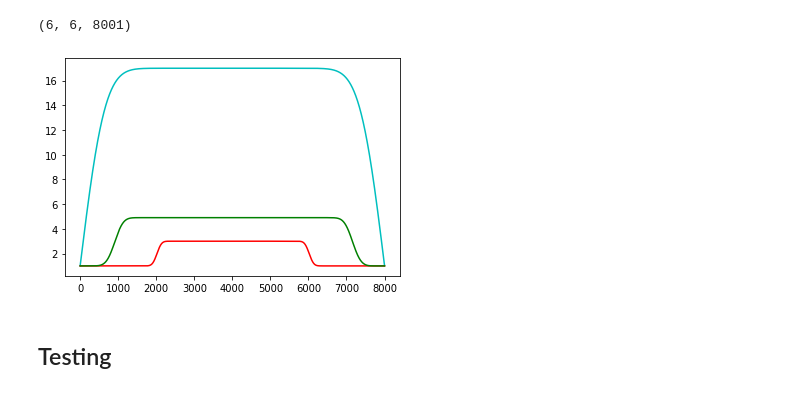
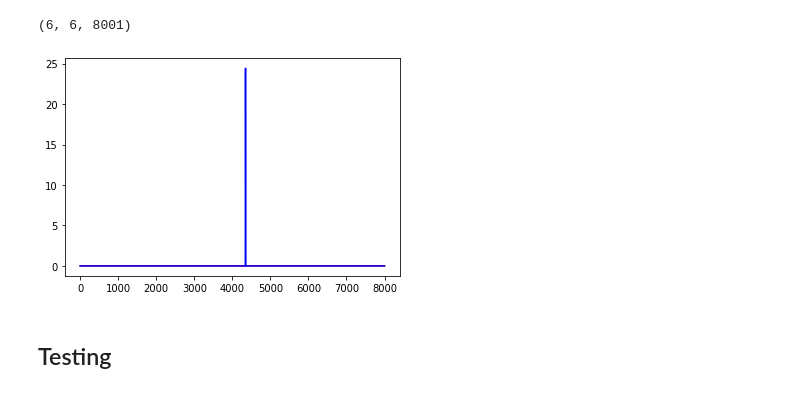
Before and after one commit to abhishek-jana/LDLC, a Jupyter notebook: decoderV4.ipynb, the cells around one changed output. Drawn from its saved outputs; the diff is of its cells as text; code cells hidden in the pictures.

```diff
--- a/decoderV4.ipynb
+++ b/decoderV4.ipynb
@@ -98,12 +99,13 @@ def init_message(x, mat):
     OUTPUT
     variable node outgoing message
     """
-    global sigma
+    #global sigma
     nvnode,ncnode = mat.shape
     # initialize outgoing variable messege
-    cnode_message = np.zeros(shape = (ncnode,nvnode,len(x)))
-    cnode_idx,cnode,_,_ = _ChkandVarNodes(mat)
+    cnode_message = np.zeros(shape = (nvnode,ncnode,len(x)))
+    _,_,vnode_idx,vnode = _ChkandVarNodes(mat)
+    chk_histogram = np.bincount(vnode_idx)
 
-    cnode_message[tuple([cnode_idx,cnode])] = (np.exp(-(((H[tuple([cnode,cnode_idx])].reshape(-1,1) - x)/sigma)**2)/2.))/(np.sqrt(2*np.pi*sigma**2))
+    cnode_message[tuple([vnode_idx,vnode])] = (np.exp(-(((np.repeat(y,chk_histogram,axis = 0) - x)/sigma)**2)/2.))/(np.sqrt(2*np.pi*sigma**2))
 
-    return cnode_message
+    return cnode_message.transpose(1,0,2) # for each check node
@@ -119,5 +111,0 @@ array([[ 117.06996533],
-# %%
-nvnode,ncnode = H.shape
-cnode_message = np.zeros(shape = (ncnode,nvnode,len(x_input)))
-cnode_idx,cnode,_,_ = _ChkandVarNodes(H)
-(np.exp(-(((H[tuple([cnode,cnode_idx])].reshape(-1,1) - x_input)/sigma)**2)/2.))/(np.sqrt(2*np.pi*sigma**2))
@@ -174,7 +148,6 @@ class CheckNode:
         self.x = x
         # initialize outgoing check messege
         self.cnode_message = np.zeros(shape = (self.nvnode,self.ncnode,2*len(self.x) - 1)) # nonzero -1 = 2
-
     def pj(self,chk_idx,var_idx,vnode_message,x_in = None):
         """
         convolve all messages except f_j(x)
@@ -195,10 +168,12 @@ class CheckNode:
         # extrapolation should always be on support vector self.x
         vnode_message_func = extrapolate(self.x,vnode_message)
         var_ids =  np.asarray(self.vnode_id[chk_idx])
-        p_j = 1
+        p_j = [1]
         for i in var_ids[var_ids != var_idx]:
             val = self.H[i,chk_idx]
-            p_j = np.convolve(p_j,vnode_message_func(x_in/val)[chk_idx][i].ravel(),mode='full')
+            func = vnode_message_func(x_in/val)[chk_idx][i]
+            func[func<0] = 0 # set everything < 0 to 0
+            p_j = np.convolve(p_j,func.ravel(),mode='full')
         return p_j
 
     def _conv1node(self,chk_idx,vnode_message,x_in = None):
@@ -270,9 +245,9 @@ class CheckNode:
         end = np.rint(self.x.max()*minval) # 100
         i = np.rint(self.x.min()*minval) # -100
         h_j = self.H[var_idx,chk_idx]
-        q = 1
+        q = 0
         while i < end:
-            q += self.stretch_pj(chk_idx,var_idx,vnode_message, x_in = -h_j*x_in - i/h_j)
+            q += self.stretch_pj(chk_idx,var_idx,vnode_message, x_in = x_in - i/h_j) #doubt
             i += 1
         return q
     def Q(self,vnode_message):
@@ -349,9 +348,9 @@ node = CheckNode(H,x_input)
 # node
 # %%
 result = init_message(x_input, H)
-#convolution = node.pj(0,5,vnode_message = result,x_in = x_input)
-stretch = node.stretch_pj(0,5,vnode_message = result)
-#extension = node.periodic_extension(0,5,vnode_message = result)
+convolution = node.pj(1,2,vnode_message = result,x_in = x_input)
+stretch = node.stretch_pj(1,2,vnode_message = result)
+extension = node.periodic_extension(1,2,vnode_message = result)
 q = node.Q(vnode_message=result)
 # %%
 q[1,0]
@@ -362,14 +361,14 @@ node.cnode_message.shape
 # %% [output]
 (6, 6, 8001)
 # %%
-#plt.plot(range(len(stretch)),stretch,'r');
-#plt.plot(range(len(stretch)),convolution,'b');
+plt.plot(range(len(stretch)),stretch,'r');
+plt.plot(range(len(stretch)),convolution,'b');
 #plt.plot(range(len(stretch)),extension,'g');
-plt.plot(range(len(stretch)),q[2,1],'c');
-plt.plot(range(len(stretch)),q[2,2],'r');
-plt.plot(range(len(stretch)),q[2,4],'g');
+# plt.plot(range(len(stretch)),q[2,1],'c');
+# plt.plot(range(len(stretch)),q[2,2],'r');
+# plt.plot(range(len(stretch)),q[2,4],'g');
 # %% [output]
-[figure, old version]
+[figure, new version]
 # %% [markdown]
 ## Testing
 # %%
```
Also changed, not shown: parts of 20 cells of this notebook, 2 other files.
